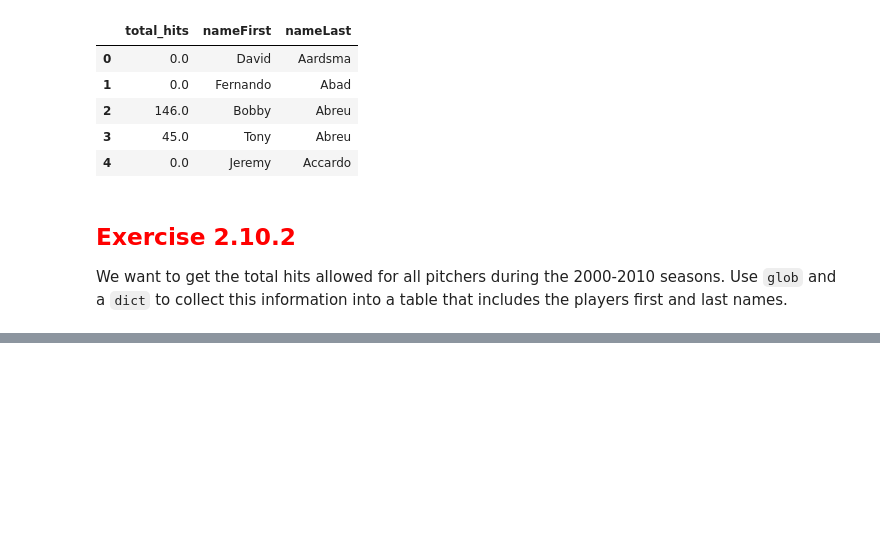
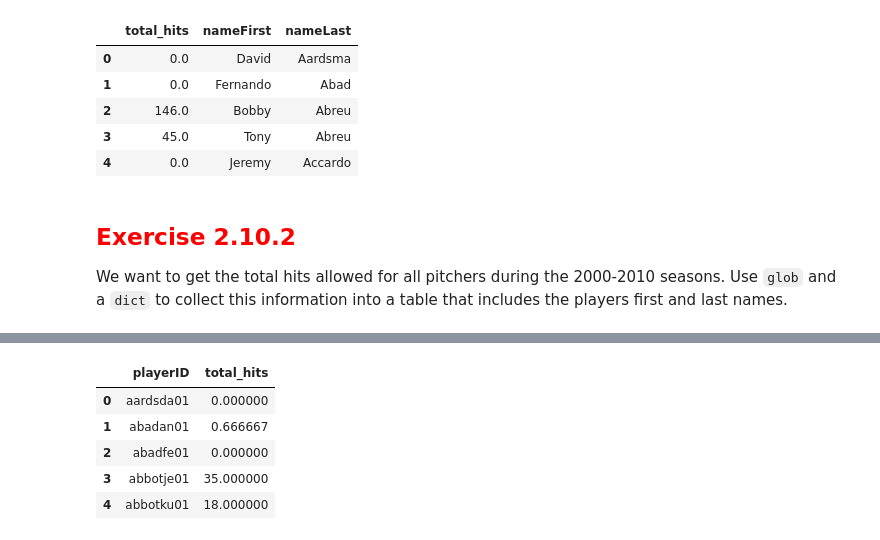
Before and after one commit to dreols01/module2_intro_to_pandas, a Jupyter notebook: 2__10_combining_tables_with_set_like_operations_w_dfply_V2.ipynb, the cells around one changed output, grey strips where cells are left out. Saved outputs shown, nothing was run; the diff lists cells and outputs as text; code cells hidden in the pictures; blank space fills up the shorter version.

```diff
--- a/2__10_combining_tables_with_set_like_operations_w_dfply_V2.ipynb
+++ b/2__10_combining_tables_with_set_like_operations_w_dfply_V2.ipynb
@@ -473,0 +568,6 @@ We want to get the total hits allowed for all pitchers during the 2000-2010 seas
+# %%
+# Your code here
+
+from glob import glob
+files = glob('./data/baseball/core/*.csv')
+files
@@ -473,0 +592,6 @@ We want to get the total hits allowed for all pitchers during the 2000-2010 seas
+# %%
+import re
+baseball = re.compile(r'./data/baseball/core/(Batting|People).csv')
+
+baseball = [f for f in files if baseball.match(f)]
+baseball
@@ -473,0 +600,6 @@ We want to get the total hits allowed for all pitchers during the 2000-2010 seas
+# %%
+import re
+FILE_NAME_RE = re.compile(r'^\./data/baseball/core/([a-zA-Z_]*)\.csv$')
+file_names = lambda p: FILE_NAME_RE.match(p).group(1)
+file_names = lambda files: [file_name(p) for p in files]
+file_names(baseball)
@@ -473,0 +629,15 @@ We want to get the total hits allowed for all pitchers during the 2000-2010 seas
+# %%
+hits_from_2000_to_2010 = (dfs['Batting']
+                   >> select(X.yearID, X.playerID, X.H)
+                   >> filter_by(X.yearID < 2011, X.yearID > 1999)
+                   >> group_by(X.playerID)
+                   >> summarise(total_hits = mean(X.H))
+                   )
+hits_from_2000_to_2010.head()
+# %% [output]
+|  | playerID | total_hits |
+| 0 | aardsda01 | 0.000000 |
+| 1 | abadan01 | 0.666667 |
+| 2 | abadfe01 | 0.000000 |
+| 3 | abbotje01 | 35.000000 |
+| 4 | abbotku01 | 18.000000 |
```
Also changed, not shown: parts of 18 cells of this notebook.
